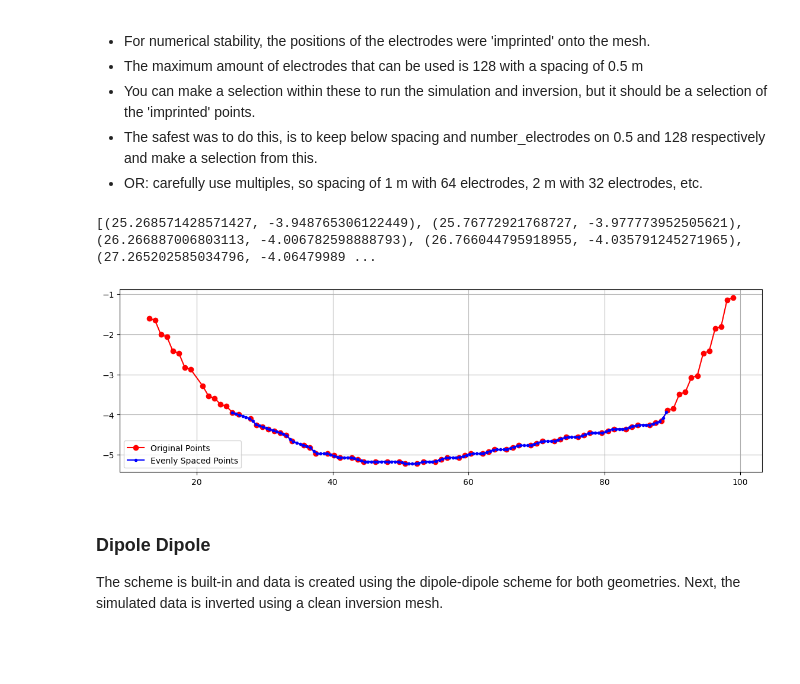
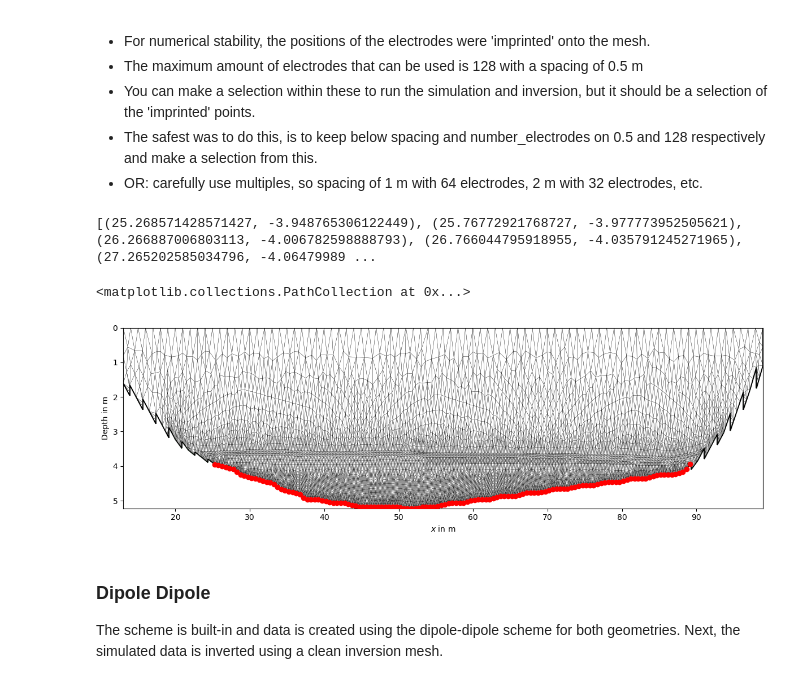
Before and after one commit to Deltares-research/SaltSimulator, a Jupyter notebook: notebooks/Electrical_Resistivity_Tomography.ipynb, the cells around one changed output. Drawn from its saved outputs; the diff is of its cells as text; code cells hidden in the pictures; blank space fills up the shorter version.

Commit message:
plot electrodes added and removed gradient

```diff
--- a/notebooks/Electrical_Resistivity_Tomography.ipynb
+++ b/notebooks/Electrical_Resistivity_Tomography.ipynb
@@ -75,21 +76,16 @@ Done.
 [figure]
 [figure]
 # %%
-import pygimli.meshtools as mt
-
 filename_6l = data_folder / "kornwerderzand_6l_electrodes.geo"
 meshname_6l = filename_6l.with_suffix(".msh")
 
 geom_6l = subprocess.call(["gmsh", "-format", "msh2", "-2", "-o", meshname_6l, filename_6l], shell=True)
 mesh_6l = readGmsh(meshname_6l, verbose=True)
 
-mesh_6l = mt.appendTriangleBoundary(mesh_6l, xbound=100., ybound=100., quality=31, smooth=True,
-                                 marker=3, isSubSurface=True, addNodes=5)
+K_6l= [[100,2.7],[200,2],[300,1.8],[400,1.5],[500,1],[600,0.6] ]
 
-K_6l= [[100,2.7],[200,2],[300,1.8],[400,1.5],[500,1],[600,0.6] ]
-# K_6l= [[1,100],[3,100]]
 pg.show(mesh_6l, markers=True, clipBoundaryMarkers=False, figsize=(12,4), aspect=aspect)
-pg.show(mesh_6l, data =K_6l, markers=True, clipBoundaryMarkers=False, figsize=(12,4), aspect=aspect, cMin = cmin, cMax = cmax, cMap=cmap)
+pg.show(mesh_6l, data =K_6l, clipBoundaryMarkers=False, figsize=(12,4), aspect=aspect, cMin = cmin, cMax = cmax, cMap=cmap)
 # %% [output]
 Reading C:\Users\nieboer\gitclones\SaltSimulator\ertoolbox\data\kornwerderzand_6l_electrodes.msh...
 
@@ -226,18 +220,17 @@ points =[(12.99, -1.6041734693877547), (13.867040816326531, -1.6551428571428568)
 
 spacing = 0.5
 number_of_electrodes = 128
 electrodes = add_evenly_spaced_points_overall(points, spacing, number_of_electrodes)
 print(electrodes)
 
-# Plot the results
-plt.figure(figsize=(14, 4))
-plt.plot(*zip(*points), 'ro-', label='Original Points')
-plt.plot(*zip(*electrodes), 'b.-', label='Evenly Spaced Points')
-plt.legend()
-plt.grid()
+# Use pg.show() to draw the mesh on the given Matplotlib axis and add electrodes as red circles
+fig, ax = plt.subplots(figsize=(12, 4))
+pg.show(mesh_6l, ax=ax, showBoundary=True, aspect=aspect)
+ax.scatter(np.array(electrodes)[:, 0], np.array(electrodes)[:, 1], color='red', marker='o', label='Electrodes', zorder=10)
 # %% [output]
 [(25.268571428571427, -3.948765306122449), (25.76772921768727, -3.977773952505621), (26.266887006803113, -4.006782598888793), (26.766044795918955, -4.035791245271965), (27.265202585034796, -4.06479989 ...
+<matplotlib.collections.PathCollection at 0x...>
-[figure, old version]
+[figure, new version]
 # %% [markdown]
 ### Dipole Dipole
 
```
Also changed, not shown: parts of 17 cells of this notebook.
